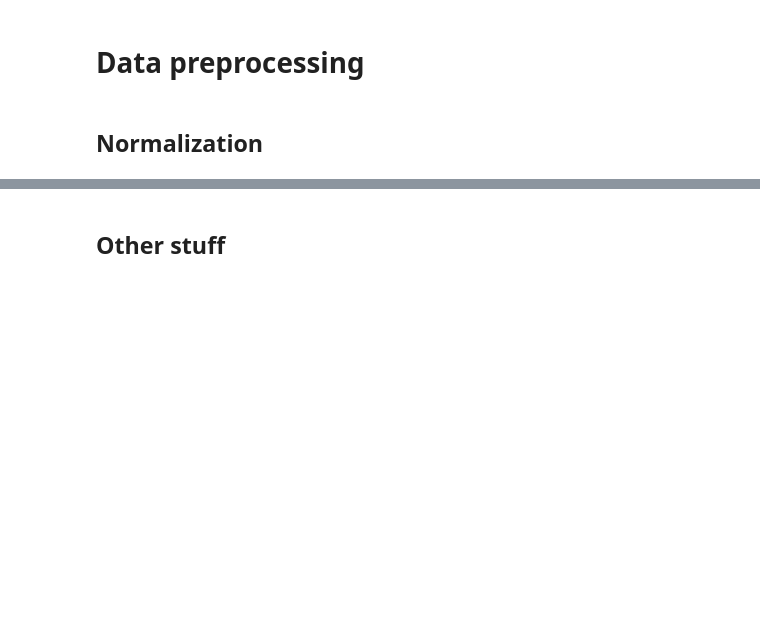
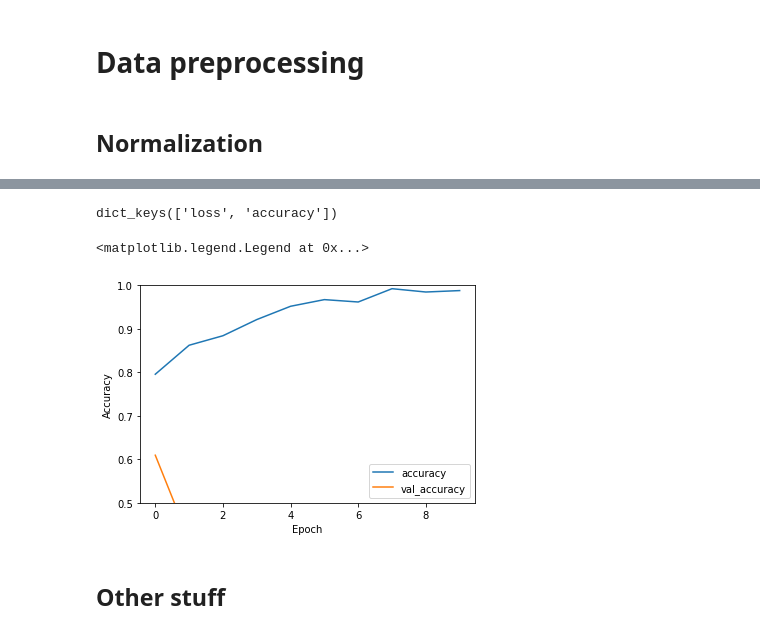
Before and after one commit to PashaIanko/Covid19Classifier, a Jupyter notebook: main.ipynb, the cells around one changed output, grey strips where cells are left out. Cells and saved outputs as stored; diff of their text form; code cells hidden in the pictures; blank space fills up the shorter version.

Commit message:
trained simple model

```diff
--- a/main.ipynb
+++ b/main.ipynb
@@ -220,0 +242,17 @@ print_max_pix_val(ds_validation)
+# %%
+# model = models.Sequential()
+# model.add(Conv2D(32, (3,3), activation = 'relu', input_shape = (300, 300, 3)))
+# model.add(MaxPooling2D((2, 2)))
+# model.add(Conv2D(64, (3,3), activation = 'relu')
+# model.add(MaxPooling2D((2, 2)))
+# model.add(Conv2D(64, (3,3), activation = 'relu')
+
+model = models.Sequential()
+model.add(Conv2D(32, (3, 3), activation='relu', input_shape=(300, 300, 3)))
+model.add(MaxPool2D((2, 2)))
+model.add(Conv2D(64, (3, 3), activation='relu'))
+model.add(MaxPool2D((2, 2)))
+model.add(Conv2D(64, (3, 3), activation='relu'))
+model.add(Flatten())
+model.add(Dense(64, activation = 'relu'))
+model.add(Dense(3))
@@ -220,0 +279,12 @@ print_max_pix_val(ds_validation)
+# %%
+model.compile(
+    optimizer = 'adam',
+    loss = tf.keras.losses.SparseCategoricalCrossentropy(from_logits = True),
+    metrics = ['accuracy']
+)
+# %%
+history = model.fit(
+    ds_train,  # ds_validation,
+    epochs = 10,
+    verbose = 2
+)
@@ -220,0 +312,15 @@ print_max_pix_val(ds_validation)
+# %%
+history.history.keys()
+# %% [output]
+dict_keys(['loss', 'accuracy'])
+# %%
+plt.plot(history.history['accuracy'], label='accuracy')
+
+plt.plot(history.history['loss'], label = 'val_accuracy')
+plt.xlabel('Epoch')
+plt.ylabel('Accuracy')
+plt.ylim([0.5, 1])
+plt.legend(loc='lower right')
+# %% [output]
+<matplotlib.legend.Legend at 0x...>
+[figure, added]
```
Also changed, not shown: parts of 8 cells of this notebook.
